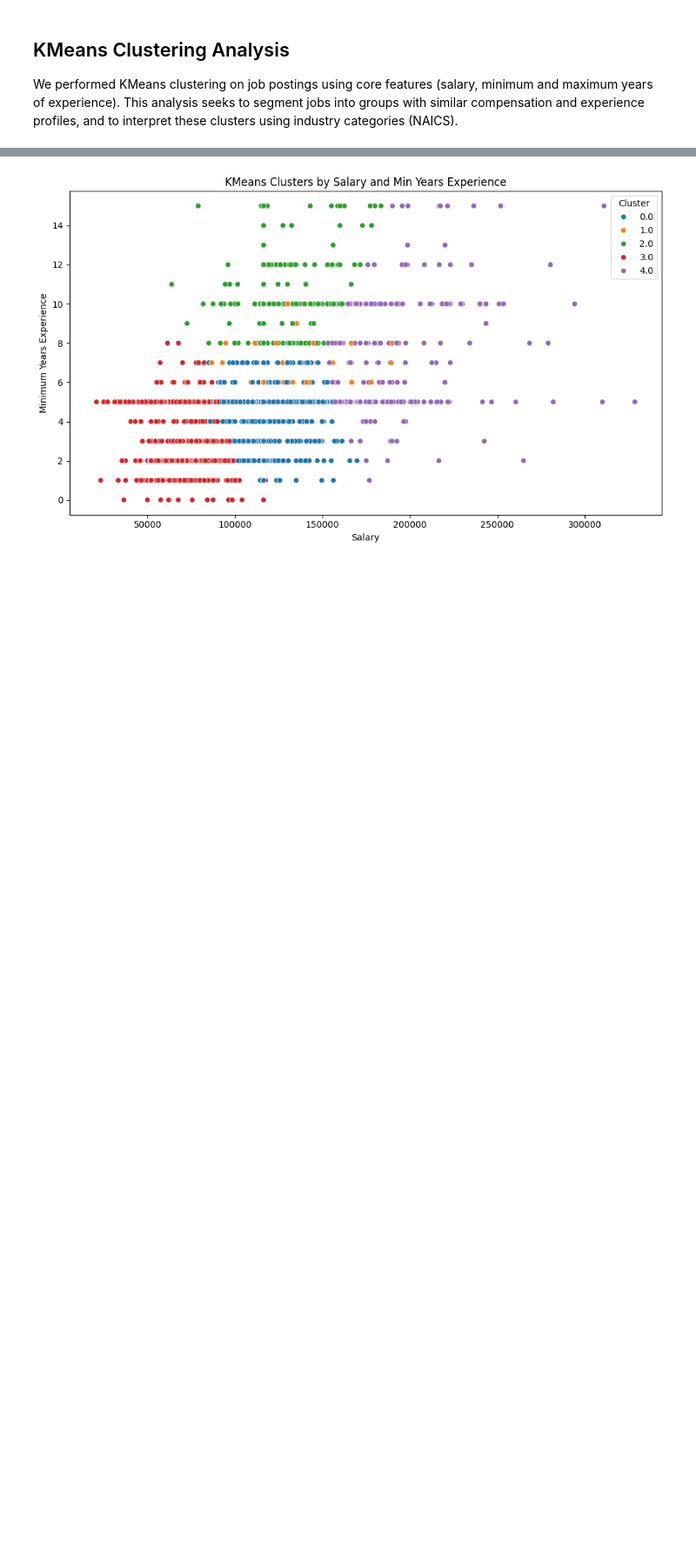
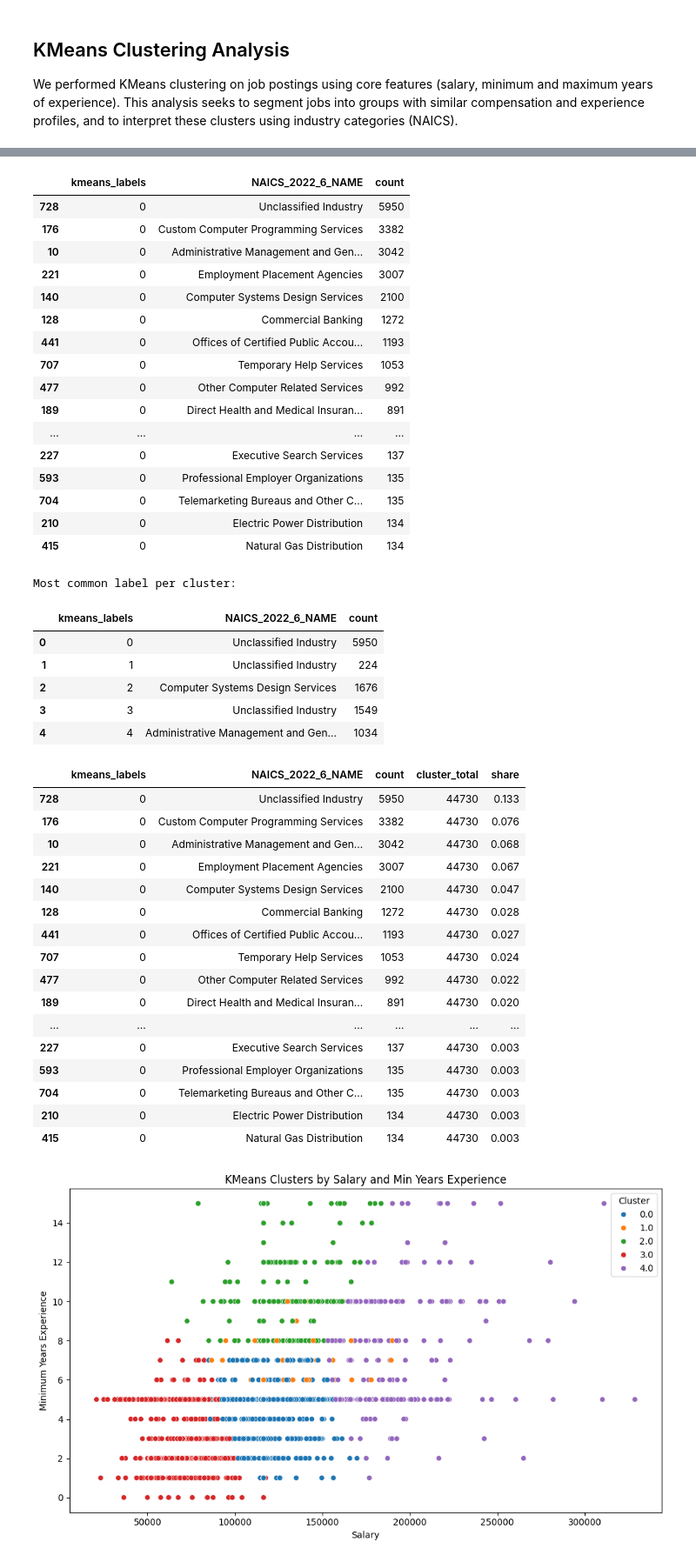
Before and after one commit to leoliu36/ad688-employability-sp25A1-group7, a Jupyter notebook: data_analysis.ipynb, the cells around one changed output, grey strips where cells are left out. Shown at 87% size. Saved outputs shown, nothing was run; the diff lists cells and outputs as text; code cells hidden in the pictures; blank space fills up the shorter version.

```diff
--- a/data_analysis.ipynb
+++ b/data_analysis.ipynb
@@ -590,3 +624,71 @@ df.loc[X.index, 'KMEANS_CLUSTER'] = clusters
+# %%
+# === KMeans Cluster Reference Label Analysis ===
+cluster_col = "kmeans_labels"
+label_col   = "NAICS_2022_6_NAME"    # required 'reference label' for interpretation
+
+crosstab = (
+    df.groupby([cluster_col, label_col])
+      .size()
+      .reset_index(name="count")
+      .sort_values([cluster_col, "count"], ascending=[True, False])
+)
+display(crosstab.head(50))
+
+# Most common label per cluster
+top_per_cluster = crosstab.loc[crosstab.groupby(cluster_col)["count"].idxmax()].reset_index(drop=True)
+print("\nMost common label per cluster:")
+display(top_per_cluster)
+
+# Percent share per cluster
+ct_share = (
+    crosstab
+    .join(crosstab.groupby(cluster_col)["count"].transform("sum").rename("cluster_total"))
+    .assign(share=lambda d: (d["count"] / d["cluster_total"]).round(3))
+    .sort_values([cluster_col, "share"], ascending=[True, False])
+)
+display(ct_share.head(50))
+# %% [output]
+|  | kmeans_labels | NAICS_2022_6_NAME | count |
+| 728 | 0 | Unclassified Industry | 5950 |
+| 176 | 0 | Custom Computer Programming Services | 3382 |
+| 10 | 0 | Administrative Management and Gen... | 3042 |
+| 221 | 0 | Employment Placement Agencies | 3007 |
+| 140 | 0 | Computer Systems Design Services | 2100 |
+| 128 | 0 | Commercial Banking | 1272 |
+| 441 | 0 | Offices of Certified Public Accou... | 1193 |
+| 707 | 0 | Temporary Help Services | 1053 |
+| 477 | 0 | Other Computer Related Services | 992 |
+| 189 | 0 | Direct Health and Medical Insuran... | 891 |
+| ... | ... | ... | ... |
+| 227 | 0 | Executive Search Services | 137 |
+| 593 | 0 | Professional Employer Organizations | 135 |
+| 704 | 0 | Telemarketing Bureaus and Other C... | 135 |
+| 210 | 0 | Electric Power Distribution | 134 |
+| 415 | 0 | Natural Gas Distribution | 134 |
+Most common label per cluster:
+|  | kmeans_labels | NAICS_2022_6_NAME | count |
+| 0 | 0 | Unclassified Industry | 5950 |
+| 1 | 1 | Unclassified Industry | 224 |
+| 2 | 2 | Computer Systems Design Services | 1676 |
+| 3 | 3 | Unclassified Industry | 1549 |
+| 4 | 4 | Administrative Management and Gen... | 1034 |
+|  | kmeans_labels | NAICS_2022_6_NAME | count | cluster_total | share |
+| 728 | 0 | Unclassified Industry | 5950 | 44730 | 0.133 |
+| 176 | 0 | Custom Computer Programming Services | 3382 | 44730 | 0.076 |
+| 10 | 0 | Administrative Management and Gen... | 3042 | 44730 | 0.068 |
+| 221 | 0 | Employment Placement Agencies | 3007 | 44730 | 0.067 |
+| 140 | 0 | Computer Systems Design Services | 2100 | 44730 | 0.047 |
+| 128 | 0 | Commercial Banking | 1272 | 44730 | 0.028 |
+| 441 | 0 | Offices of Certified Public Accou... | 1193 | 44730 | 0.027 |
+| 707 | 0 | Temporary Help Services | 1053 | 44730 | 0.024 |
+| 477 | 0 | Other Computer Related Services | 992 | 44730 | 0.022 |
+| 189 | 0 | Direct Health and Medical Insuran... | 891 | 44730 | 0.020 |
+| ... | ... | ... | ... | ... | ... |
+| 227 | 0 | Executive Search Services | 137 | 44730 | 0.003 |
+| 593 | 0 | Professional Employer Organizations | 135 | 44730 | 0.003 |
+| 704 | 0 | Telemarketing Bureaus and Other C... | 135 | 44730 | 0.003 |
+| 210 | 0 | Electric Power Distribution | 134 | 44730 | 0.003 |
+| 415 | 0 | Natural Gas Distribution | 134 | 44730 | 0.003 |
 # %%
 # KMeans Cluster Visualization with Top Job Titles
 import matplotlib.pyplot as plt
```
Also changed, not shown: parts of 15 cells of this notebook, 7 other files.
